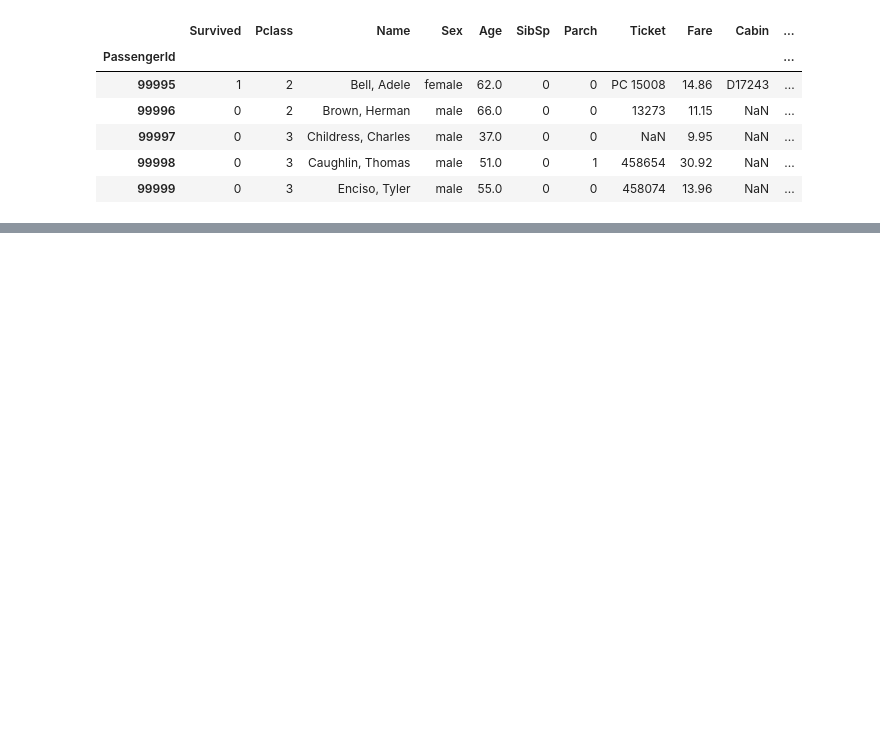
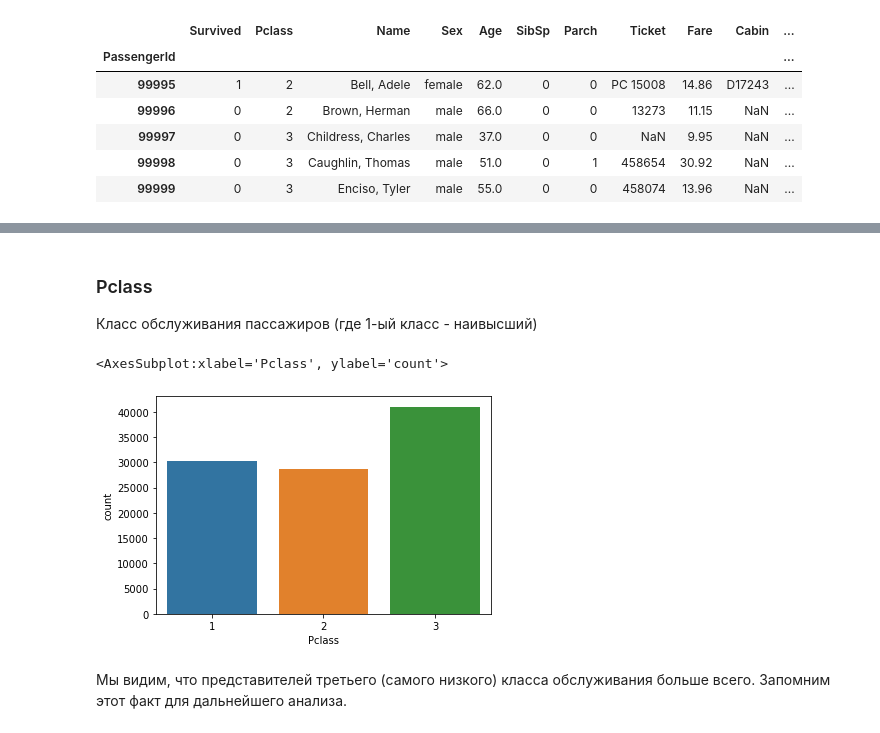
Before and after one commit to masha-mcr/ml-intro-EDA, a Jupyter notebook: Titanic_Dataset_EDA.ipynb, the cells around one changed output, grey strips where cells are left out. Cells and saved outputs as stored; diff of their text form; code cells hidden in the pictures; blank space fills up the shorter version.

```diff
--- a/Titanic_Dataset_EDA.ipynb
+++ b/Titanic_Dataset_EDA.ipynb
@@ -17,0 +265,11 @@ titanic_data.tail()
+# %% [markdown]
+### Pclass
+
+Класс обслуживания пассажиров (где 1-ый класс - наивысший)
+# %%
+sns.countplot(x='Pclass',data=titanic_data)
+# %% [output]
+<AxesSubplot:xlabel='Pclass', ylabel='count'>
+[figure, added]
+# %% [markdown]
+Мы видим, что представителей третьего (самого низкого) класса обслуживания больше всего. Запомним этот факт для дальнейшего анализа.
```
Also changed, not shown: parts of 151 cells of this notebook.
